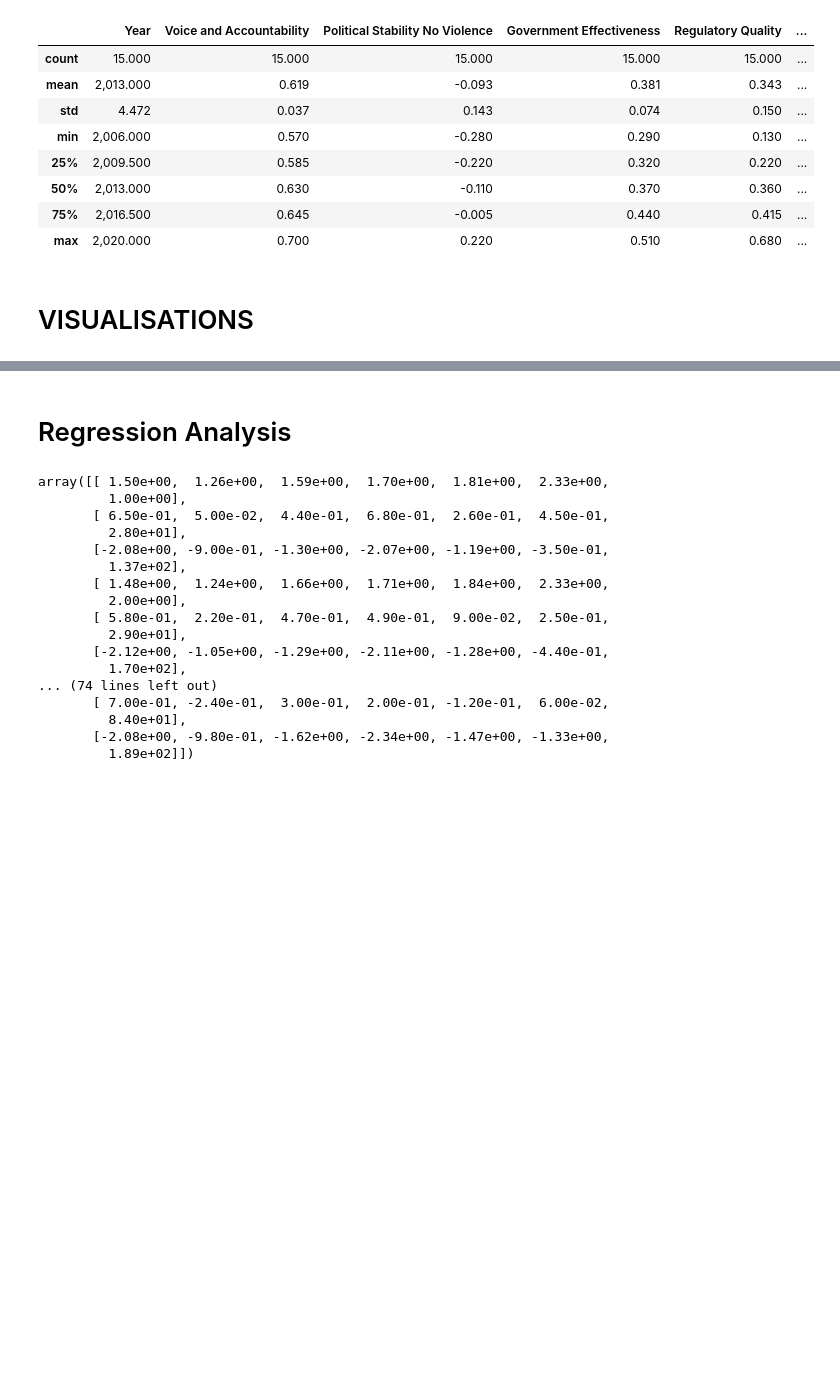
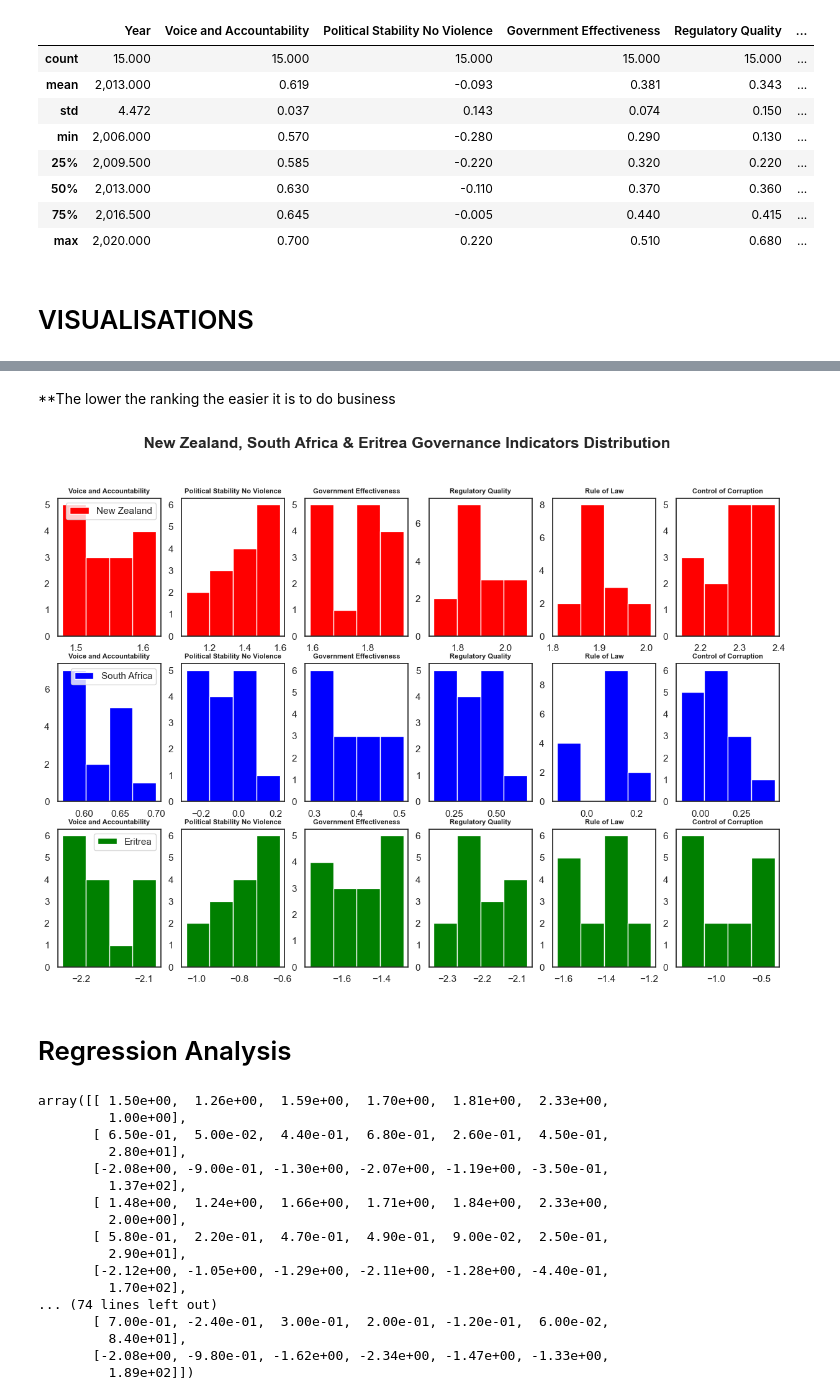
Before and after one commit to NigelGondo/Portfolio_Projects, a Jupyter notebook: Regression analysis of governance, ease of doing business and investment.ipynb, the cells around one changed output, grey strips where cells are left out. Cells and saved outputs as stored; diff of their text form; code cells hidden in the pictures; blank space fills up the shorter version.

```diff
--- a/Regression analysis of governance, ease of doing business and investment.ipynb
+++ b/Regression analysis of governance, ease of doing business and investment.ipynb
@@ -842,3 +771,74 @@ plt.show()
+# %% [markdown]
+**The lower the ranking the easier it is to do business
+# %%
+fig, ax = plt.subplots(3,6)
+
+#New Zealand
+ax[0, 0].hist(df_NewZealand_gov_indicators['Voice and Accountability'], bins=4, color = 'red')
+ax[0, 0].set_title('Voice and Accountability', fontsize = 8, fontweight = 'bold')
+
+ax[0, 1].hist(df_NewZealand_gov_indicators['Political Stability No Violence'], bins=4, color = 'red')
+ax[0, 1].set_title('Political Stability No Violence', fontsize = 8, fontweight = 'bold')
+
+ax[0, 2].hist(df_NewZealand_gov_indicators['Government Effectiveness'], bins=4, color = 'red')
+ax[0, 2].set_title('Government Effectiveness', fontsize = 8, fontweight = 'bold')
+
+ax[0, 3].hist(df_NewZealand_gov_indicators['Regulatory Quality'], bins=4, color = 'red')
+ax[0, 3].set_title('Regulatory Quality', fontsize = 8, fontweight = 'bold')
+
+ax[0, 4].hist(df_NewZealand_gov_indicators['Rule of Law'], bins=4, color = 'red')
+ax[0, 4].set_title('Rule of Law', fontsize = 8, fontweight = 'bold')
+
+ax[0, 5].hist(df_NewZealand_gov_indicators['Control of Corruption'], bins=4, color = 'red')
+ax[0, 5].set_title('Control of Corruption', fontsize = 8, fontweight = 'bold')
+
+#South Africa
+ax[1, 0].hist(df_SouthAfrica_gov_indicators['Voice and Accountability'], bins=4, color = 'blue')
+ax[1, 0].set_title('Voice and Accountability', fontsize = 8, fontweight = 'bold')
+
+ax[1, 1].hist(df_SouthAfrica_gov_indicators['Political Stability No Violence'], bins=4, color = 'blue')
+ax[1, 1].set_title('Political Stability No Violence', fontsize = 8, fontweight = 'bold')
+
+ax[1, 2].hist(df_SouthAfrica_gov_indicators['Government Effectiveness'], bins=4, color = 'blue')
+ax[1, 2].set_title('Government Effectiveness', fontsize = 8, fontweight = 'bold')
+
+ax[1, 3].hist(df_SouthAfrica_gov_indicators['Regulatory Quality'], bins=4, color = 'blue')
+ax[1, 3].set_title('Regulatory Quality', fontsize = 8, fontweight = 'bold')
+
+ax[1, 4].hist(df_SouthAfrica_gov_indicators['Rule of Law'], bins=4, color = 'blue')
+ax[1, 4].set_title('Rule of Law', fontsize = 8, fontweight = 'bold')
+
+ax[1, 5].hist(df_SouthAfrica_gov_indicators['Control of Corruption'], bins=4, color = 'blue')
+ax[1, 5].set_title('Control of Corruption', fontsize = 8, fontweight = 'bold')
+
+#Eritrea
+ax[2, 0].hist(df_Eritrea_gov_indicators['Voice and Accountability'], bins=4, color = 'green')
+ax[2, 0].set_title('Voice and Accountability', fontsize = 8, fontweight = 'bold')
+
+ax[2, 1].hist(df_Eritrea_gov_indicators['Political Stability No Violence'], bins=4, color = 'green')
+ax[2, 1].set_title('Political Stability No Violence', fontsize = 8, fontweight = 'bold')
+
+ax[2, 2].hist(df_Eritrea_gov_indicators['Government Effectiveness'], bins=4, color = 'green')
+ax[2, 2].set_title('Government Effectiveness', fontsize = 8, fontweight = 'bold')
+
+ax[2, 3].hist(df_Eritrea_gov_indicators['Regulatory Quality'], bins=4, color = 'green')
+ax[2, 3].set_title('Regulatory Quality', fontsize = 8, fontweight = 'bold')
+
+ax[2, 4].hist(df_Eritrea_gov_indicators['Rule of Law'], bins=4, color = 'green')
+ax[2, 4].set_title('Rule of Law', fontsize = 8, fontweight = 'bold')
+
+ax[2, 5].hist(df_Eritrea_gov_indicators['Control of Corruption'], bins=4, color = 'green')
+ax[2, 5].set_title('Control of Corruption', fontsize = 8, fontweight = 'bold')
+#ax[1, 0].plot(df_NZ_SA_ERT_total_investment['Year'], df_NZ_SA_ERT_total_investment['Eritrea (Total Investment, USD Billions)'], color = 'green')
+#ax[1, 0].set_title('Eritrea Total Investment', fontsize = 11, fontweight = 'bold')
+
+plt.suptitle('New Zealand, South Africa & Eritrea Governance Indicators Distribution', fontsize = 18, fontweight = 'bold')
+ax[0,0].legend(labels = ['New Zealand'])
+ax[1,0].legend(labels = ['South Africa'])
+ax[2,0].legend(labels = ['Eritrea'])
+plt.show()
+# %% [output]
+[figure, added]
 # %% [markdown]
 # Regression Analysis
 # %%
```
Also changed, not shown: parts of 15 cells of this notebook.
